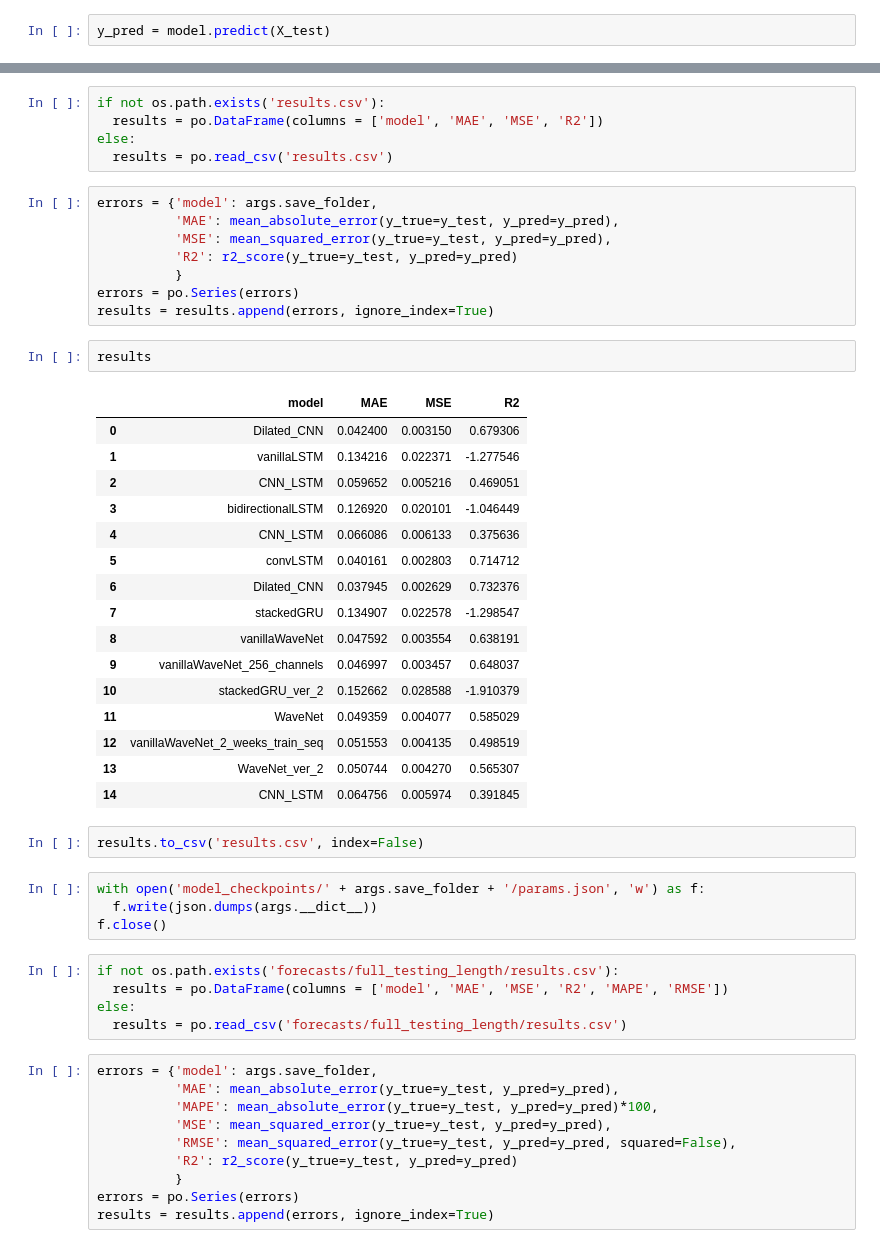
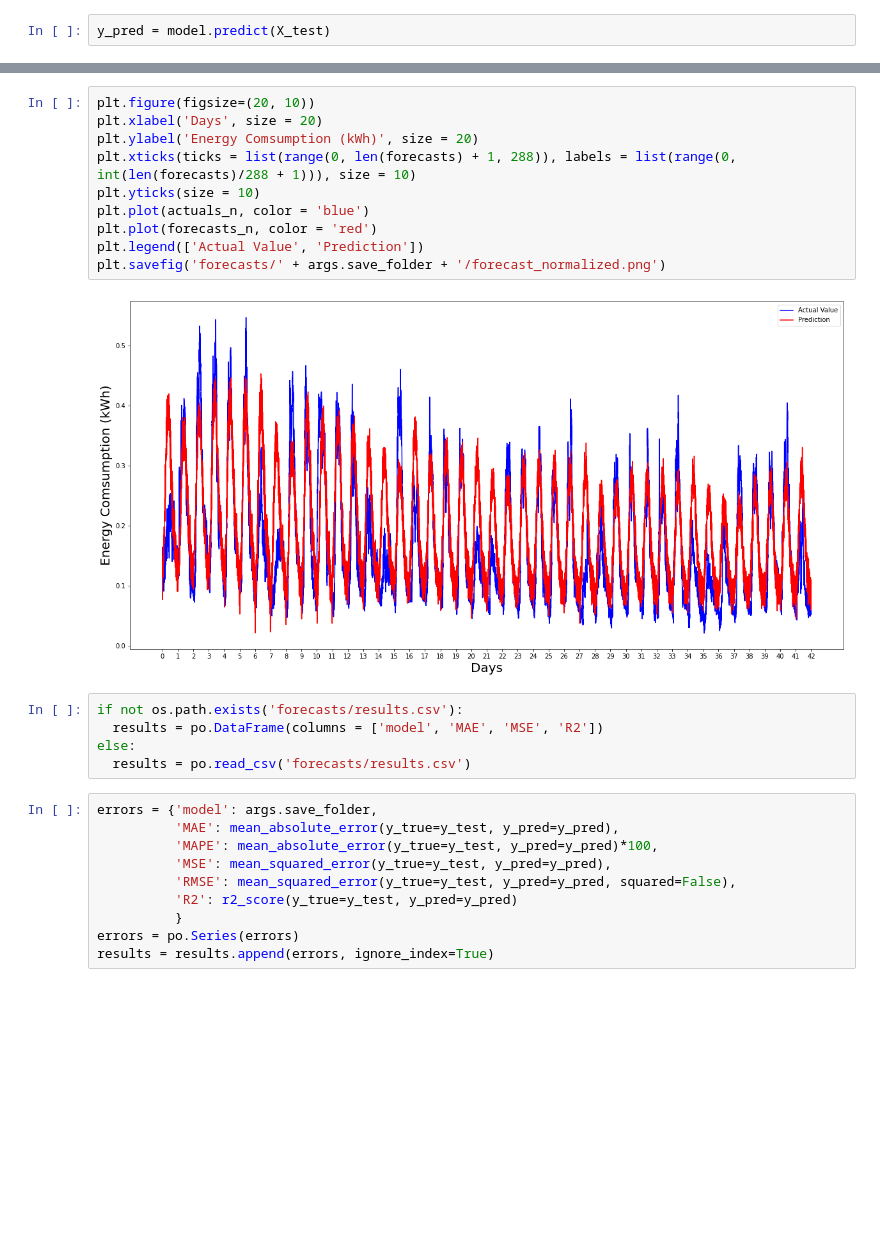
Before and after one commit to vmm221313/Anomaly_Detection_Time_Series, a Jupyter notebook: train_models/train_CNN_LSTM.ipynb, the cells around one changed output, grey strips where cells are left out. Saved outputs shown, nothing was run; the diff lists cells and outputs as text; blank space fills up the shorter version.

```diff
--- a/train_models/train_CNN_LSTM.ipynb
+++ b/train_models/train_CNN_LSTM.ipynb
@@ -181,46 +224,20 @@ plt.savefig('plots/'  + args.save_folder + '/test_weekday_pred.png')
+# %%
+plt.figure(figsize=(20, 10))
+plt.xlabel('Days', size = 20)
+plt.ylabel('Energy Comsumption (kWh)', size = 20)
+plt.xticks(ticks = list(range(0, len(forecasts) + 1, 288)), labels = list(range(0, int(len(forecasts)/288 + 1))), size = 10)
+plt.yticks(size = 10)
+plt.plot(actuals_n, color = 'blue')
+plt.plot(forecasts_n, color = 'red')
+plt.legend(['Actual Value', 'Prediction'])
+plt.savefig('forecasts/' + args.save_folder + '/forecast_normalized.png')
+# %% [output]
+[figure, added]
 # %%
-if not os.path.exists('results.csv'):
+if not os.path.exists('forecasts/results.csv'):
   results = po.DataFrame(columns = ['model', 'MAE', 'MSE', 'R2'])
 else:
-  results = po.read_csv('results.csv')
+  results = po.read_csv('forecasts/results.csv')
-# %%
-errors = {'model': args.save_folder,
-          'MAE': mean_absolute_error(y_true=y_test, y_pred=y_pred),
-          'MSE': mean_squared_error(y_true=y_test, y_pred=y_pred),
-          'R2': r2_score(y_true=y_test, y_pred=y_pred)
-          }
-errors = po.Series(errors)
-results = results.append(errors, ignore_index=True)
-# %%
-results
-# %% [output]
-|  | model | MAE | MSE | R2 |
-| 0 | Dilated_CNN | 0.042400 | 0.003150 | 0.679306 |
-| 1 | vanillaLSTM | 0.134216 | 0.022371 | -1.277546 |
-| 2 | CNN_LSTM | 0.059652 | 0.005216 | 0.469051 |
-| 3 | bidirectionalLSTM | 0.126920 | 0.020101 | -1.046449 |
-| 4 | CNN_LSTM | 0.066086 | 0.006133 | 0.375636 |
-| 5 | convLSTM | 0.040161 | 0.002803 | 0.714712 |
-| 6 | Dilated_CNN | 0.037945 | 0.002629 | 0.732376 |
-| 7 | stackedGRU | 0.134907 | 0.022578 | -1.298547 |
-| 8 | vanillaWaveNet | 0.047592 | 0.003554 | 0.638191 |
-| 9 | vanillaWaveNet_256_channels | 0.046997 | 0.003457 | 0.648037 |
-| 10 | stackedGRU_ver_2 | 0.152662 | 0.028588 | -1.910379 |
-| 11 | WaveNet | 0.049359 | 0.004077 | 0.585029 |
-| 12 | vanillaWaveNet_2_weeks_train_seq | 0.051553 | 0.004135 | 0.498519 |
-| 13 | WaveNet_ver_2 | 0.050744 | 0.004270 | 0.565307 |
-| 14 | CNN_LSTM | 0.064756 | 0.005974 | 0.391845 |
-# %%
-results.to_csv('results.csv', index=False)
-# %%
-with open('model_checkpoints/' + args.save_folder + '/params.json', 'w') as f:
-  f.write(json.dumps(args.__dict__))
-f.close()
-# %%
-if not os.path.exists('forecasts/full_testing_length/results.csv'):
-  results = po.DataFrame(columns = ['model', 'MAE', 'MSE', 'R2', 'MAPE', 'RMSE'])
-else:
-  results = po.read_csv('forecasts/full_testing_length/results.csv')
 # %%
 errors = {'model': args.save_folder,
           'MAE': mean_absolute_error(y_true=y_test, y_pred=y_pred),
```
Also changed, not shown: parts of 38 cells of this notebook, 5 other files.
